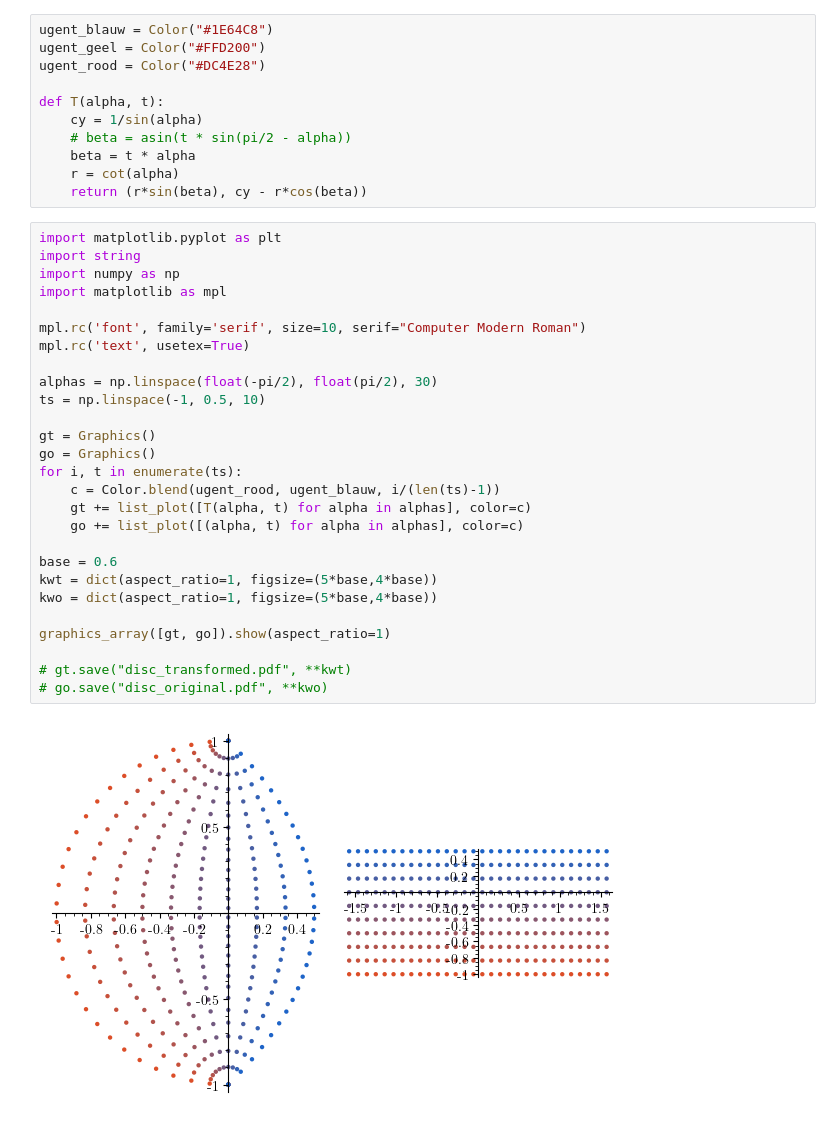
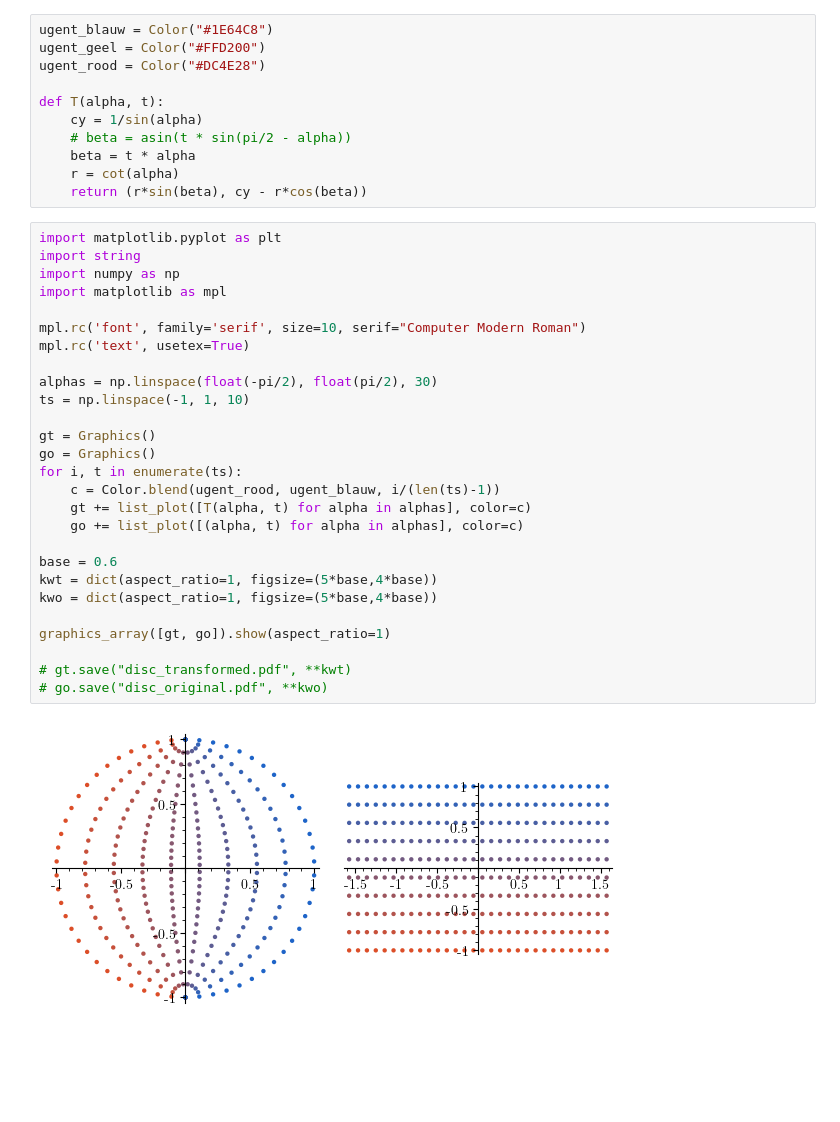
Before and after one commit to toonijn/PhD-thesis, a Jupyter notebook: img/chapter3/on_disc/disc.ipynb, the cells around one changed output. Drawn from its saved outputs; the diff is of its cells as text; blank space fills up the shorter version.

```diff
--- a/img/chapter3/on_disc/disc.ipynb
+++ b/img/chapter3/on_disc/disc.ipynb
@@ -12,30 +12,30 @@ def T(alpha, t):
 # %%
 import matplotlib.pyplot as plt
 import string
 import numpy as np
 import matplotlib as mpl
 
 mpl.rc('font', family='serif', size=10, serif="Computer Modern Roman")
 mpl.rc('text', usetex=True)
 
 alphas = np.linspace(float(-pi/2), float(pi/2), 30)
-ts = np.linspace(-1, 0.5, 10)
+ts = np.linspace(-1, 1, 10)
 
 gt = Graphics()
 go = Graphics()
 for i, t in enumerate(ts):
     c = Color.blend(ugent_rood, ugent_blauw, i/(len(ts)-1))
     gt += list_plot([T(alpha, t) for alpha in alphas], color=c)
     go += list_plot([(alpha, t) for alpha in alphas], color=c)
 
 base = 0.6
 kwt = dict(aspect_ratio=1, figsize=(5*base,4*base))
 kwo = dict(aspect_ratio=1, figsize=(5*base,4*base))
 
 graphics_array([gt, go]).show(aspect_ratio=1)
 
 # gt.save("disc_transformed.pdf", **kwt)
 # go.save("disc_original.pdf", **kwo)
 # %% [output]
-[figure, old version]
+[figure, new version]
 # %%
```
Also changed, not shown: parts of 2 cells of this notebook, 3 other files.
